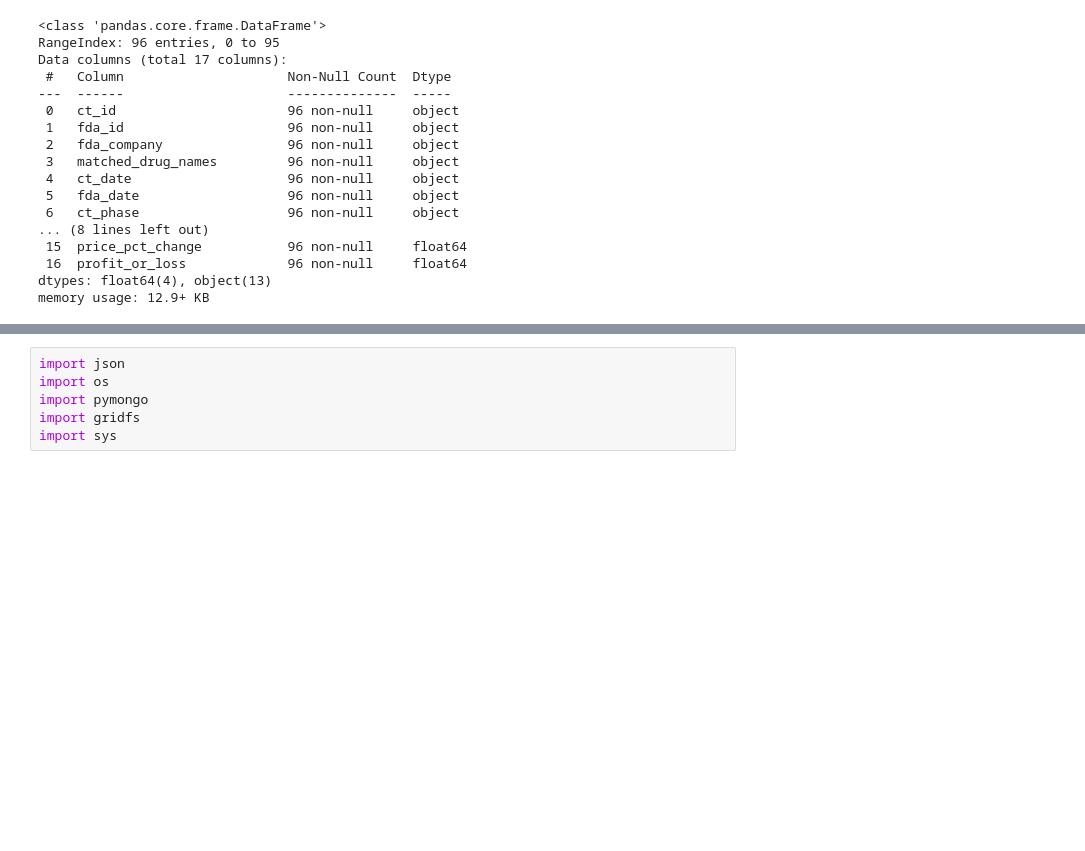
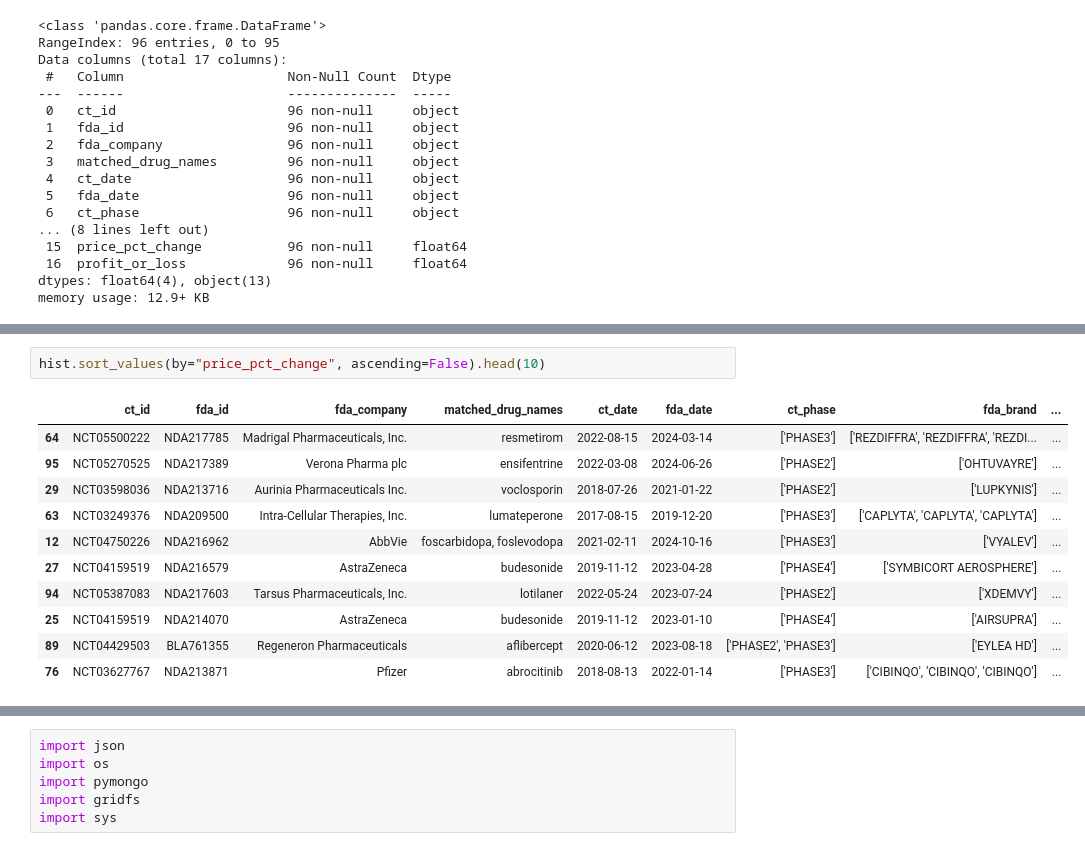
Before and after one commit to mitchell-reynolds/bootstrap, a Jupyter notebook: viz/EDA.ipynb, the cells around one changed output, grey strips where cells are left out. Drawn from its saved outputs; the diff is of its cells as text; blank space fills up the shorter version.

```diff
--- a/viz/EDA.ipynb
+++ b/viz/EDA.ipynb
@@ -67 +108,15 @@ memory usage: 12.9+ KB
+# %%
+hist.sort_values(by="price_pct_change", ascending=False).head(10)
+# %% [output]
+|  | ct_id | fda_id | fda_company | matched_drug_names | ct_date | fda_date | ct_phase | fda_brand | ... |
+| 64 | NCT05500222 | NDA217785 | Madrigal Pharmaceuticals, Inc. | resmetirom | 2022-08-15 | 2024-03-14 | ['PHASE3'] | ['REZDIFFRA', 'REZDIFFRA', 'REZDI... | ... |
+| 95 | NCT05270525 | NDA217389 | Verona Pharma plc | ensifentrine | 2022-03-08 | 2024-06-26 | ['PHASE2'] | ['OHTUVAYRE'] | ... |
+| 29 | NCT03598036 | NDA213716 | Aurinia Pharmaceuticals Inc. | voclosporin | 2018-07-26 | 2021-01-22 | ['PHASE2'] | ['LUPKYNIS'] | ... |
+| 63 | NCT03249376 | NDA209500 | Intra-Cellular Therapies, Inc. | lumateperone | 2017-08-15 | 2019-12-20 | ['PHASE3'] | ['CAPLYTA', 'CAPLYTA', 'CAPLYTA'] | ... |
+| 12 | NCT04750226 | NDA216962 | AbbVie | foscarbidopa, foslevodopa | 2021-02-11 | 2024-10-16 | ['PHASE3'] | ['VYALEV'] | ... |
+| 27 | NCT04159519 | NDA216579 | AstraZeneca | budesonide | 2019-11-12 | 2023-04-28 | ['PHASE4'] | ['SYMBICORT AEROSPHERE'] | ... |
+| 94 | NCT05387083 | NDA217603 | Tarsus Pharmaceuticals, Inc. | lotilaner | 2022-05-24 | 2023-07-24 | ['PHASE2'] | ['XDEMVY'] | ... |
+| 25 | NCT04159519 | NDA214070 | AstraZeneca | budesonide | 2019-11-12 | 2023-01-10 | ['PHASE4'] | ['AIRSUPRA'] | ... |
+| 89 | NCT04429503 | BLA761355 | Regeneron Pharmaceuticals | aflibercept | 2020-06-12 | 2023-08-18 | ['PHASE2', 'PHASE3'] | ['EYLEA HD'] | ... |
+| 76 | NCT03627767 | NDA213871 | Pfizer | abrocitinib | 2018-08-13 | 2022-01-14 | ['PHASE3'] | ['CIBINQO', 'CIBINQO', 'CIBINQO'] | ... |
 # %%
```
Also changed, not shown: parts of 8 cells of this notebook, 2 other files.
